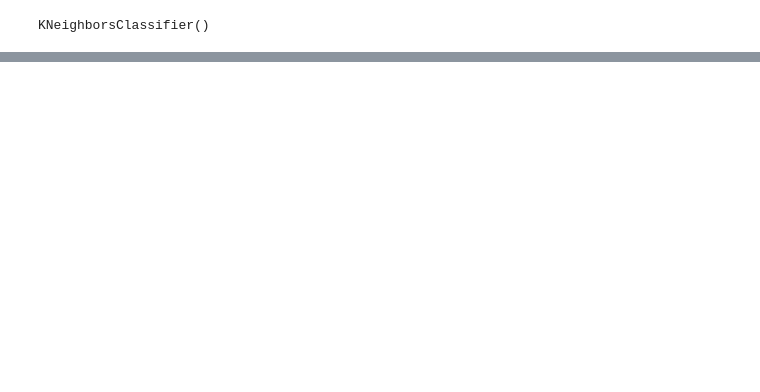
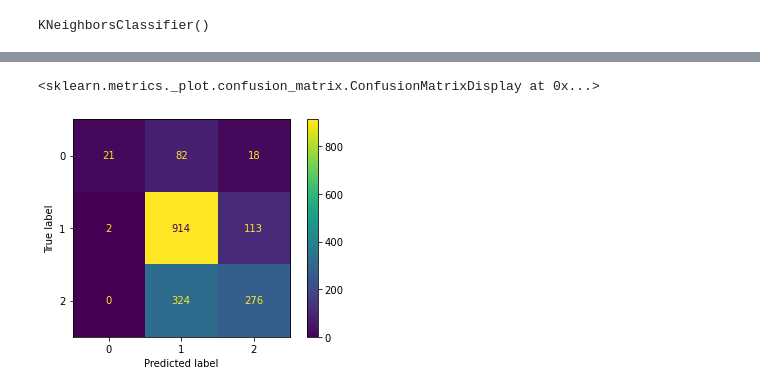
Before and after one commit to markjh2323/phase_4_project, a Jupyter notebook: crowdflower-brands-and-product-emotions/project_work/models.ipynb, the cells around one changed output, grey strips where cells are left out. Cells and saved outputs as stored; diff of their text form; code cells hidden in the pictures; blank space fills up the shorter version.

```diff
--- a/crowdflower-brands-and-product-emotions/project_work/models.ipynb
+++ b/crowdflower-brands-and-product-emotions/project_work/models.ipynb
@@ -74,0 +117,5 @@ plot_confusion_matrix(rfc, X_test_vect, y_test)
+# %%
+plot_confusion_matrix(svcl, X_test_vect, y_test)
+# %% [output]
+<sklearn.metrics._plot.confusion_matrix.ConfusionMatrixDisplay at 0x...>
+[figure, added]
```
Also changed, not shown: parts of 25 cells of this notebook, 1 other file.
